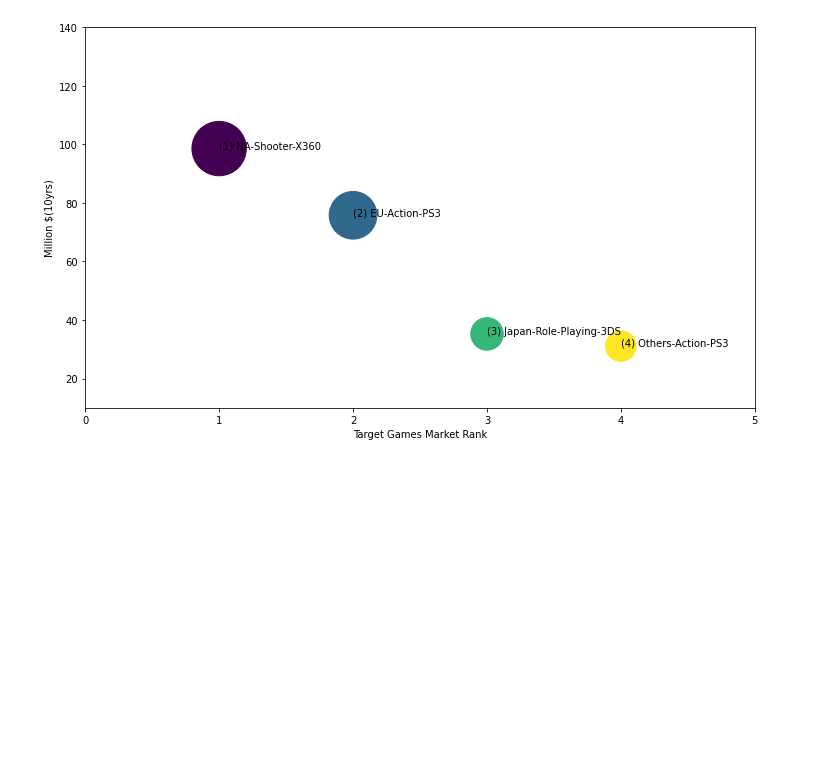
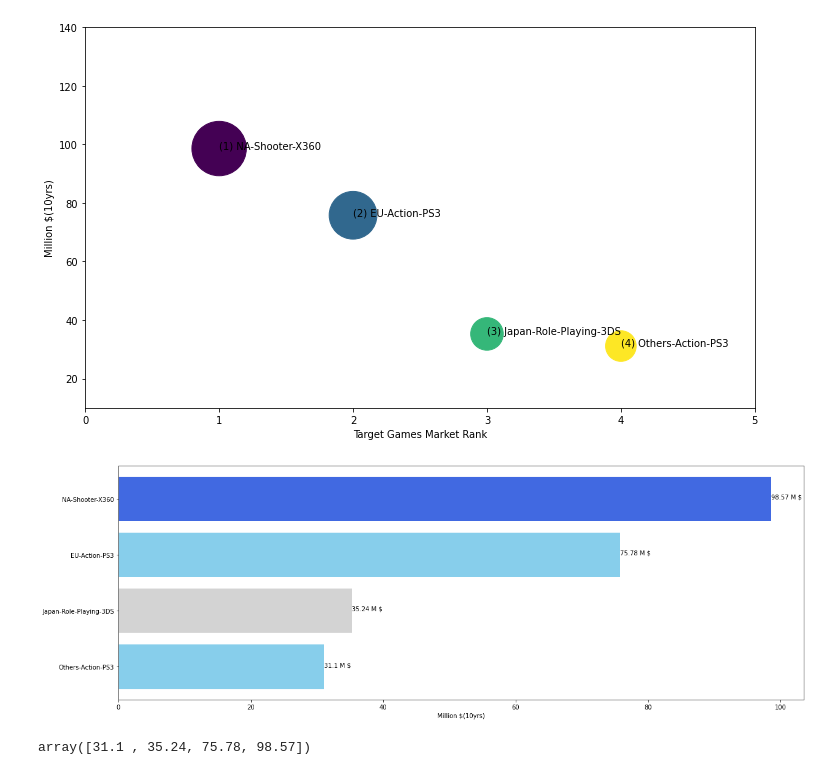
Before and after one commit to DamiSoh/Personal_Project, a Jupyter notebook: AI_04_소담_section1.ipynb, the cells around one changed output. Saved outputs shown, nothing was run; the diff lists cells and outputs as text; code cells hidden in the pictures; blank space fills up the shorter version.

```diff
--- a/AI_04_소담_section1.ipynb
+++ b/AI_04_소담_section1.ipynb
@@ -1202,3 +1204,27 @@ plt.ylabel('Million $(10yrs)')
 plt.show();
 # %% [output]
 [figure]
+# %%
+summary_name = ['Others-Action-PS3', 'Japan-Role-Playing-3DS','EU-Action-PS3','NA-Shooter-X360' ]
+s = (Total_Summary['Sales_Total for past 10 yrs'].values) / 1000000
+s = s[::-1]
+summary_rank = ['Others-Action-PS3', 'Japan-Role-Playing-3DS','EU-Action-PS3','NA-Shooter-X360' ]
+
+fig, ax = plt.subplots(figsize = (20,7))
+ax.barh(summary_rank, s, color=['skyblue', 'lightgrey', 'skyblue', 'royalblue'])
+
+for i in range(len(summary_rank)):
+  plt.annotate("{} M $".format(s[i]), xy= (s[i], summary_rank[i]))
+
+
+plt.xlabel('Million $(10yrs)')
+plt.show();
+# %% [output]
+[figure, added]
+# %%
+import numpy as np
+s = (Total_Summary['Sales_Total for past 10 yrs'].values) / 1000000
+s = s[::-1]
+s
+# %% [output]
+array([31.1 , 35.24, 75.78, 98.57])
```
Also changed, not shown: parts of 4 cells of this notebook.
